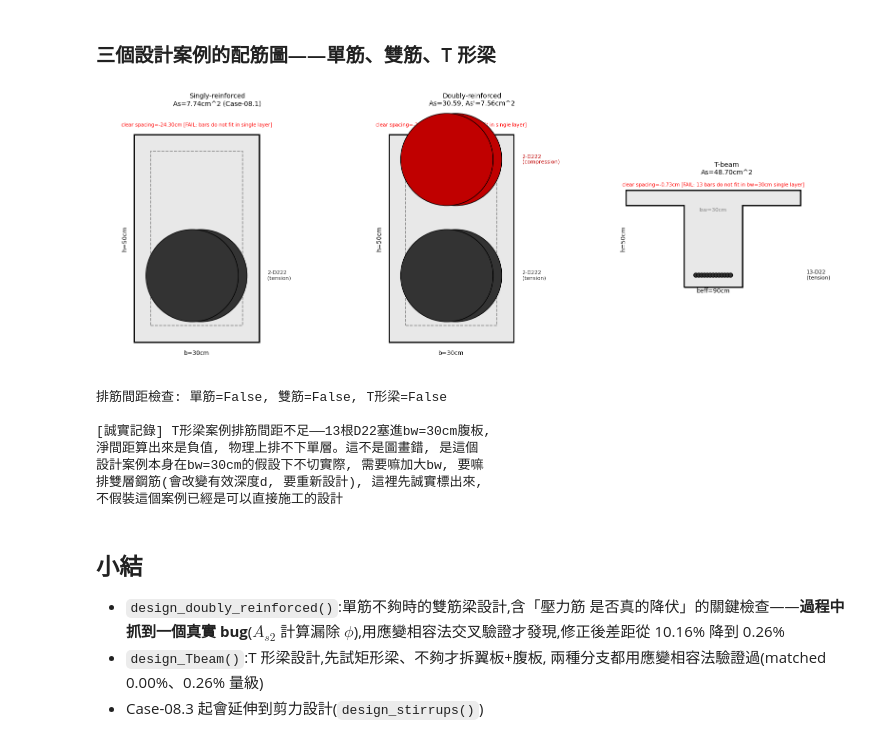
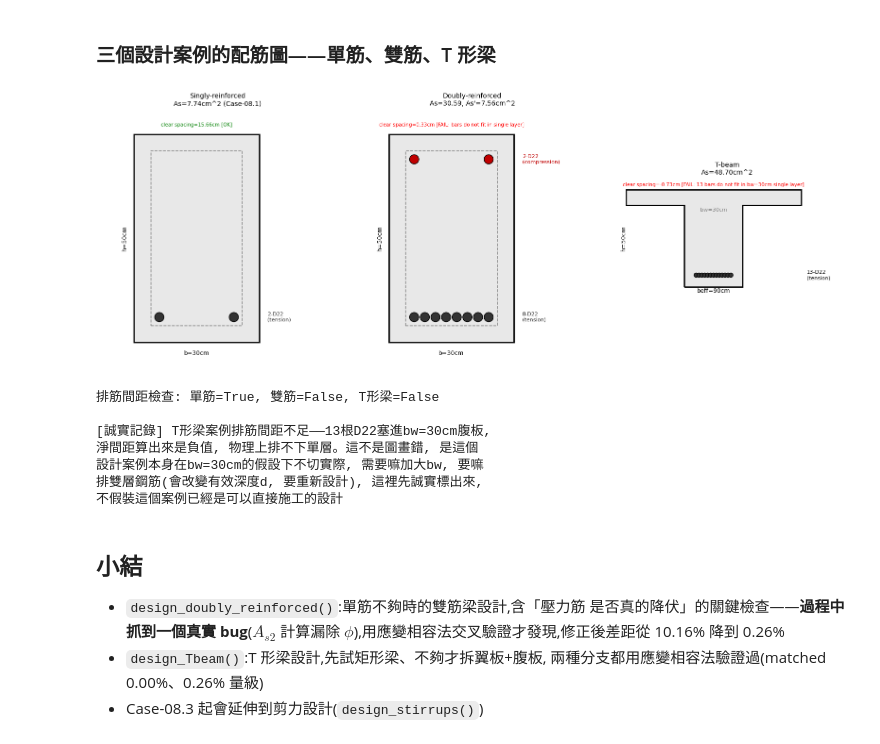
Before and after one commit to zhixiu0223/taiwan-seismic-code-calc, a Jupyter notebook: notebooks/case08_2_doubly_reinforced_Tbeam.ipynb, the cells around one changed output. Cells and saved outputs as stored; diff of their text form; code cells hidden in the pictures.

```diff
--- a/notebooks/case08_2_doubly_reinforced_Tbeam.ipynb
+++ b/notebooks/case08_2_doubly_reinforced_Tbeam.ipynb
@@ -48,23 +48,29 @@ rc_design模組已載入: design_rebar, design_doubly_reinforced, design_Tbeam,
 用一根 30×50cm 梁,故意給一個超過單筋極限的大彎矩($M_u=420$
 kN-m),逼出雙筋設計的完整流程。
 # %%
-r = design_doubly_reinforced(Mu_kNm=420.0, b_cm=30.0, h_cm=50.0, d_prime_cm=6.0)
+Mu_demand = 420.0
+r = design_doubly_reinforced(Mu_kNm=Mu_demand, b_cm=30.0, h_cm=50.0, d_prime_cm=6.0)
 
 print(f"單筋斷面在拉力控制極限下的容量 Mu1 = {r['Mu1']:.2f} kN-m")
-print(f"需求 Mu = 420.00 kN-m > Mu1, 需要雙筋設計\n")
+print(f"需求 Mu = {Mu_demand:.2f} kN-m")
 
-print(f"壓力鋼筋位置應變 eps_s' = {r['eps_s_prime']:.5f}")
-if r['compression_yields']:
-    print("[PASS] 壓力鋼筋確實降伏, As'=As2")
+if r['need_doubly']:
+    print(f"Mu > Mu1, 需要雙筋設計\n")
+    print(f"壓力鋼筋位置應變 eps_s' = {r['eps_s_prime']:.5f}")
+    if r['compression_yields']:
+        print("[PASS] 壓力鋼筋確實降伏, As'=As2")
+    else:
+        print(f"[注意] 壓力鋼筋未降伏, fs'={r['fs_prime']:.1f}kgf/cm^2, 已放大As'")
+
+    print(f"\nAs1(單筋部分) = {r['As1']:.3f} cm^2")
+    print(f"As2(力偶部分, 也是額外拉力鋼筋) = {r['As2']:.3f} cm^2")
+    print(f"As總計(拉力鋼筋) = {r['As_total']:.3f} cm^2")
+    print(f"As'(壓力鋼筋) = {r['As_prime']:.3f} cm^2")
 else:
-    print(f"[注意] 壓力鋼筋未降伏, fs'={r['fs_prime']:.1f}kgf/cm^2, 已放大As'")
+    print(f"Mu <= Mu1, 單筋斷面就夠了, 不需要雙筋設計")
+    print(f"這個案例請改用 design_rebar()(Case-08.1), 不要用這個函式硬做雙筋")
 
-print(f"\nAs1(單筋部分) = {r['As1']:.3f} cm^2")
-print(f"As2(力偶部分, 也是額外拉力鋼筋) = {r['As2']:.3f} cm^2")
-print(f"As總計(拉力鋼筋) = {r['As_total']:.3f} cm^2")
-print(f"As'(壓力鋼筋) = {r['As_prime']:.3f} cm^2")
-
-assert r['need_doubly'], "這個案例應該要觸發雙筋設計"
+assert r['need_doubly'], "這個案例(Mu=420)應該要觸發雙筋設計, 用來示範雙筋流程"
 print("\n[PASS] 雙筋設計邏輯正確觸發")
 # %% [output]
 單筋斷面在拉力控制極限下的容量 Mu1 = 323.94 kN-m
@@ -242,34 +249,34 @@ draw_rc_section, draw_Tbeam_section 已在前面從rc_design模組載入, 這裡
 # %%
 fig, axes = plt.subplots(1, 3, figsize=(16,6.5))
 
 # 案例1: 08.1的單筋設計結果(這裡重新叫一次08.1的design_rebar邏輯示意, 用已知的7.74cm^2)
-_, ok1 = draw_rc_section(30, 50, 4.0, 7.74, 22.2,
+_, ok1 = draw_rc_section(30, 50, 4.0, 7.74, 2.22,
                            title="Singly-reinforced\nAs=7.74cm^2 (Case-08.1)", ax=axes[0])
 
 # 案例2: 08.2雙筋設計結果, 直接用r(第2課算出來的實際dict)
-_, ok2 = draw_rc_section(30, 50, 4.0, r['As_total'], 22.2,
+_, ok2 = draw_rc_section(30, 50, 4.0, r['As_total'], 2.22,
                            As_prime_cm2=r['As_prime'], d_prime_cm=6.0,
                            title=f"Doubly-reinforced\nAs={r['As_total']:.2f}, As'={r['As_prime']:.2f}cm^2",
                            ax=axes[1])
 
 # 案例3: 08.2 T形梁設計結果, 直接用rB(第4課算出來的實際dict)
 _, ok3 = draw_Tbeam_section(bw_cm=rB['bw'], beff_cm=rB['beff'], hf_cm=rB['hf'], h_cm=50,
                               cover_cm=4.0, As_total_cm2=rB['As_total'], bar_diameter_cm=2.22,
                               title=f"T-beam\nAs={rB['As_total']:.2f}cm^2", ax=axes[2])
 
 plt.tight_layout()
 plt.show()
 
 print(f"排筋間距檢查: 單筋={ok1}, 雙筋={ok2}, T形梁={ok3}")
 if not ok3:
     print("\n[誠實記錄] T形梁案例排筋間距不足——13根D22塞進bw=30cm腹板,")
     print("淨間距算出來是負值, 物理上排不下單層。這不是圖畫錯, 是這個")
     print("設計案例本身在bw=30cm的假設下不切實際, 需要嘛加大bw, 要嘛")
     print("排雙層鋼筋(會改變有效深度d, 要重新設計), 這裡先誠實標出來,")
     print("不假裝這個案例已經是可以直接施工的設計")
 # %% [output]
-[figure, old version]
+[figure, new version]
-排筋間距檢查: 單筋=False, 雙筋=False, T形梁=False
+排筋間距檢查: 單筋=True, 雙筋=False, T形梁=False
 
 [誠實記錄] T形梁案例排筋間距不足——13根D22塞進bw=30cm腹板,
 淨間距算出來是負值, 物理上排不下單層。這不是圖畫錯, 是這個
```
Also changed, not shown: parts of 1 cell of this notebook.
